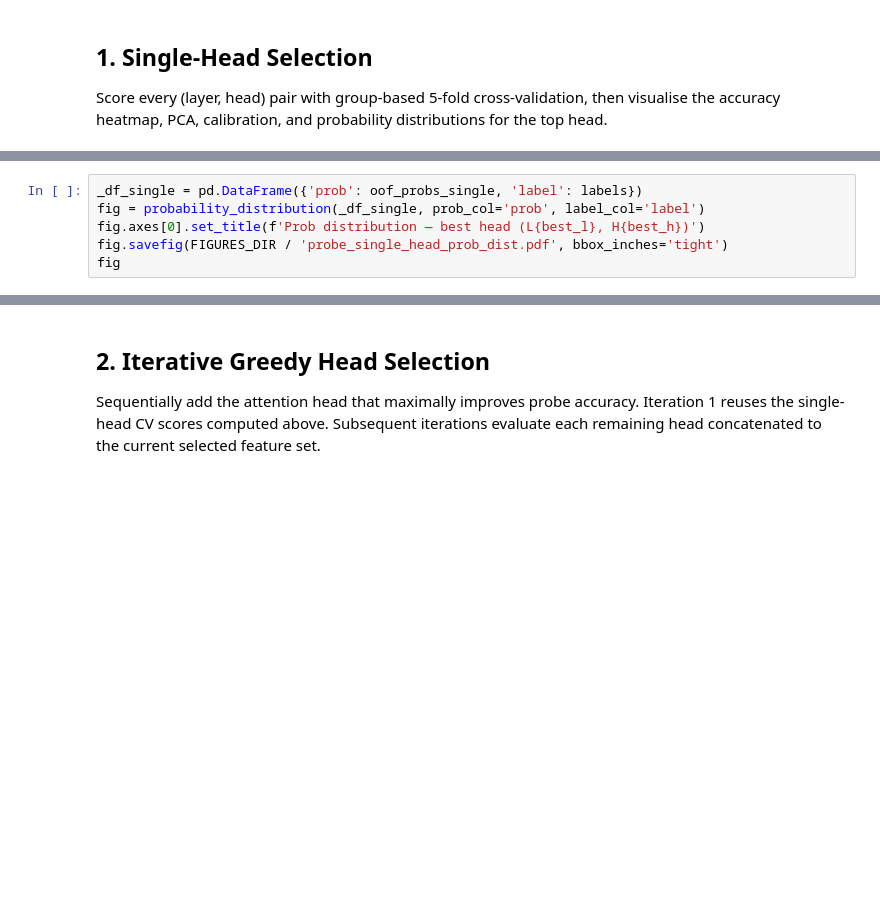
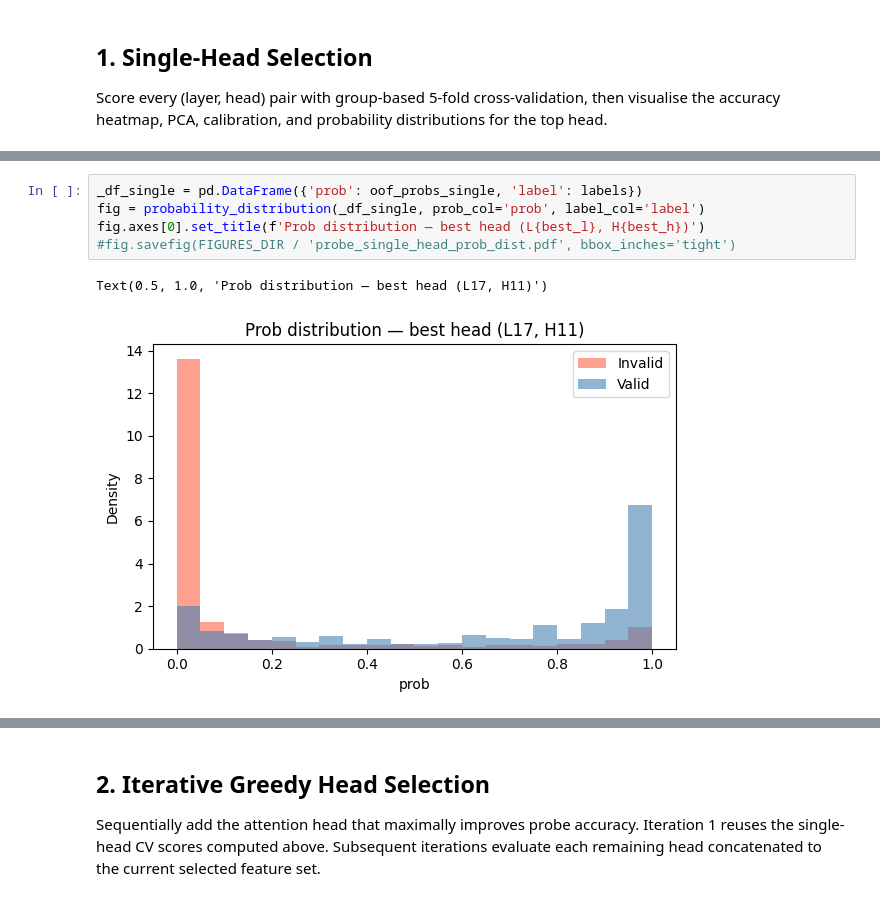
Before and after one commit to kevinqnb/scholarlm, a Jupyter notebook: analysis/probe_analysis.ipynb, the cells around one changed output, grey strips where cells are left out. Drawn from its saved outputs; the diff is of its cells as text; blank space fills up the shorter version.

```diff
--- a/analysis/probe_analysis.ipynb
+++ b/analysis/probe_analysis.ipynb
@@ -239,9 +345,11 @@ fig
 # %%
 _df_single = pd.DataFrame({'prob': oof_probs_single, 'label': labels})
 fig = probability_distribution(_df_single, prob_col='prob', label_col='label')
 fig.axes[0].set_title(f'Prob distribution — best head (L{best_l}, H{best_h})')
-fig.savefig(FIGURES_DIR / 'probe_single_head_prob_dist.pdf', bbox_inches='tight')
-fig
+#fig.savefig(FIGURES_DIR / 'probe_single_head_prob_dist.pdf', bbox_inches='tight')
+# %% [output]
+Text(0.5, 1.0, 'Prob distribution — best head (L17, H11)')
+[figure, added]
 # %%
 oof_preds_single = oof_probs_single > 0.5
 tp_ = int(( oof_preds_single &  labels).sum())
```
Also changed, not shown: parts of 14 cells of this notebook, 1 other file.
